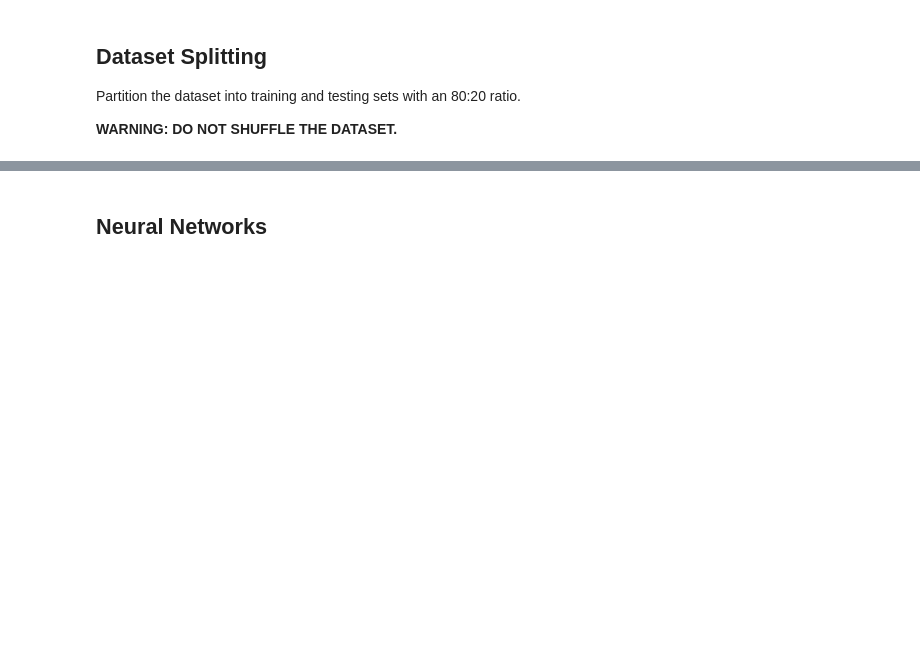
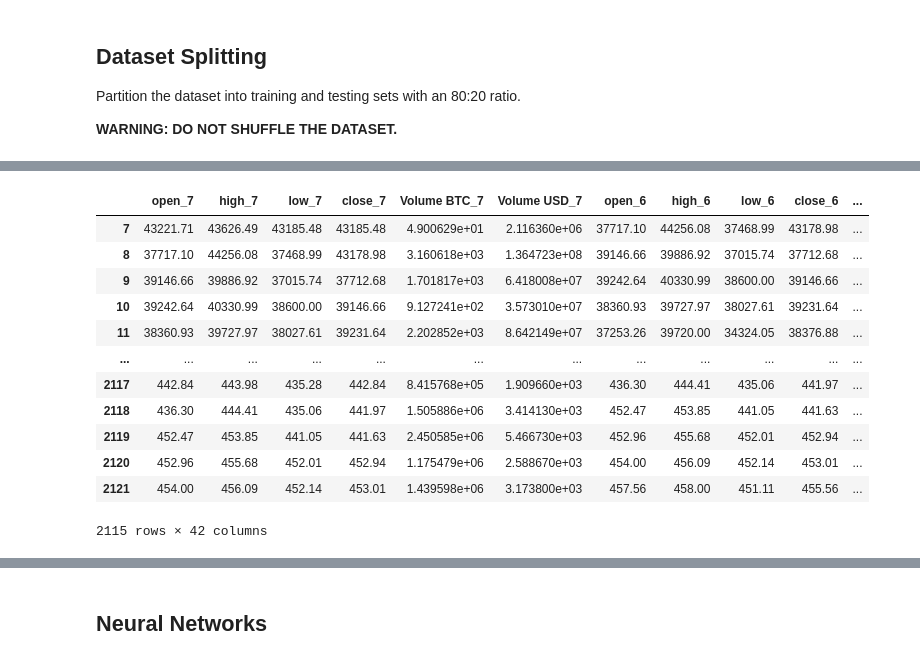
Before and after one commit to stojanov-d/vnp-labs, a Jupyter notebook: vtor-kolokvium/notebooks/Laboratory_exercise_3_10_12_2024.ipynb, the cells around one changed output, grey strips where cells are left out. Drawn from its saved outputs; the diff is of its cells as text; code cells hidden in the pictures; blank space fills up the shorter version.

```diff
--- a/vtor-kolokvium/notebooks/Laboratory_exercise_3_10_12_2024.ipynb
+++ b/vtor-kolokvium/notebooks/Laboratory_exercise_3_10_12_2024.ipynb
@@ -41,0 +125,3 @@ Hint: Use `df['column_name'].shift(period)`. Check the documentation at https://
+# %%
+df.dropna(axis=0,inplace=True)
+df.head()
@@ -42,3 +136,6 @@ Hint: Use `df['column_name'].shift(period)`. Check the documentation at https://
+# %%
+drop_dates = ['date','date_1','date_2','date_3','date_4','date_5','date_6','date_7']
+df.drop(drop_dates,axis=1,inplace=True)
 # %% [markdown]
 ## Dataset Splitting
 Partition the dataset into training and testing sets with an 80:20 ratio.
@@ -46,3 +143,7 @@ Partition the dataset into training and testing sets with an 80:20 ratio.
 **WARNING: DO NOT SHUFFLE THE DATASET.**
 # %%
 # Write your code here. Add as many boxes as you need.
+X = df.drop(['close'],axis=1)
+y = df['close']
+# %%
+X_train,X_test,y_train,y_test = train_test_split(X,y,test_size=0.2,shuffle=False)
@@ -48,0 +166,17 @@ Partition the dataset into training and testing sets with an 80:20 ratio.
+# %%
+X_train.drop(['open','high','low','Volume BTC','Volume USD'],axis=1,inplace=True)
+X_train
+# %% [output]
+|  | open_7 | high_7 | low_7 | close_7 | Volume BTC_7 | Volume USD_7 | open_6 | high_6 | low_6 | close_6 | ... |
+| 7 | 43221.71 | 43626.49 | 43185.48 | 43185.48 | 4.900629e+01 | 2.116360e+06 | 37717.10 | 44256.08 | 37468.99 | 43178.98 | ... |
+| 8 | 37717.10 | 44256.08 | 37468.99 | 43178.98 | 3.160618e+03 | 1.364723e+08 | 39146.66 | 39886.92 | 37015.74 | 37712.68 | ... |
+| 9 | 39146.66 | 39886.92 | 37015.74 | 37712.68 | 1.701817e+03 | 6.418008e+07 | 39242.64 | 40330.99 | 38600.00 | 39146.66 | ... |
+| 10 | 39242.64 | 40330.99 | 38600.00 | 39146.66 | 9.127241e+02 | 3.573010e+07 | 38360.93 | 39727.97 | 38027.61 | 39231.64 | ... |
+| 11 | 38360.93 | 39727.97 | 38027.61 | 39231.64 | 2.202852e+03 | 8.642149e+07 | 37253.26 | 39720.00 | 34324.05 | 38376.88 | ... |
+| ... | ... | ... | ... | ... | ... | ... | ... | ... | ... | ... | ... |
+| 2117 | 442.84 | 443.98 | 435.28 | 442.84 | 8.415768e+05 | 1.909660e+03 | 436.30 | 444.41 | 435.06 | 441.97 | ... |
+| 2118 | 436.30 | 444.41 | 435.06 | 441.97 | 1.505886e+06 | 3.414130e+03 | 452.47 | 453.85 | 441.05 | 441.63 | ... |
+| 2119 | 452.47 | 453.85 | 441.05 | 441.63 | 2.450585e+06 | 5.466730e+03 | 452.96 | 455.68 | 452.01 | 452.94 | ... |
+| 2120 | 452.96 | 455.68 | 452.01 | 452.94 | 1.175479e+06 | 2.588670e+03 | 454.00 | 456.09 | 452.14 | 453.01 | ... |
+| 2121 | 454.00 | 456.09 | 452.14 | 453.01 | 1.439598e+06 | 3.173800e+03 | 457.56 | 458.00 | 451.11 | 455.56 | ... |
+2115 rows × 42 columns
```
Also changed, not shown: parts of 22 cells of this notebook.
